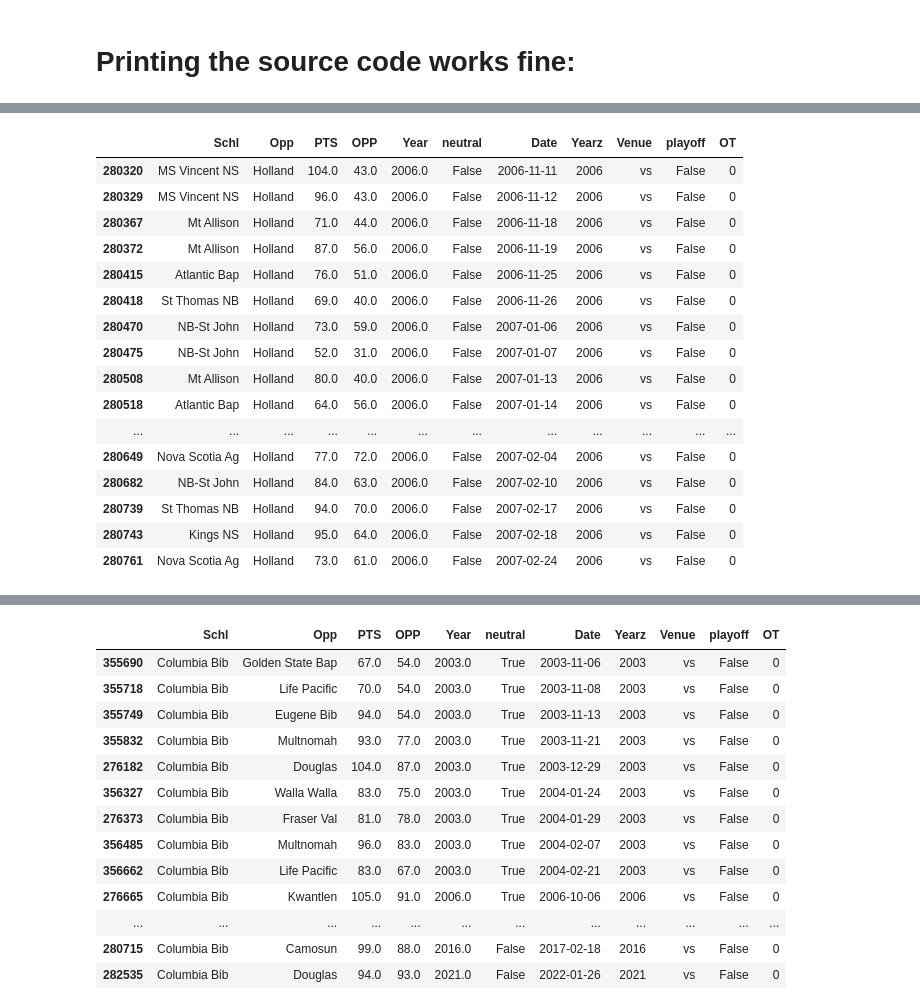
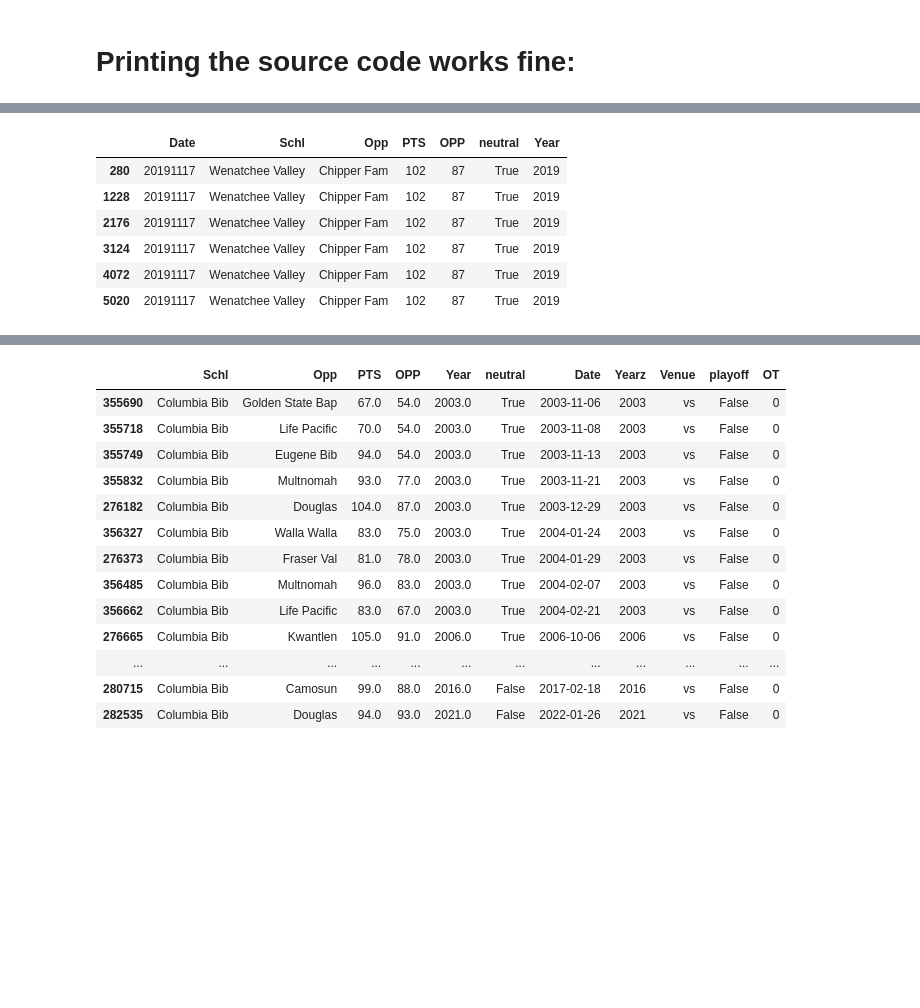
Before and after one commit to easella/ncaabelos, a Jupyter notebook: ncaab-for-free.ipynb, the cells around one changed output, grey strips where cells are left out. Cells and saved outputs as stored; diff of their text form; code cells hidden in the pictures; blank space fills up the shorter version.

```diff
--- a/ncaab-for-free.ipynb
+++ b/ncaab-for-free.ipynb
@@ -1964,21 +1984,10 @@ done
-# %%
-a=df22[df22.Opp=='Holland']
-a[a.Year==2006]
-# %% [output]
-|  | Schl | Opp | PTS | OPP | Year | neutral | Date | Yearz | Venue | playoff | OT |
-| 280320 | MS Vincent NS | Holland | 104.0 | 43.0 | 2006.0 | False | 2006-11-11 | 2006 | vs | False | 0 |
-| 280329 | MS Vincent NS | Holland | 96.0 | 43.0 | 2006.0 | False | 2006-11-12 | 2006 | vs | False | 0 |
-| 280367 | Mt Allison | Holland | 71.0 | 44.0 | 2006.0 | False | 2006-11-18 | 2006 | vs | False | 0 |
-| 280372 | Mt Allison | Holland | 87.0 | 56.0 | 2006.0 | False | 2006-11-19 | 2006 | vs | False | 0 |
-| 280415 | Atlantic Bap | Holland | 76.0 | 51.0 | 2006.0 | False | 2006-11-25 | 2006 | vs | False | 0 |
-| 280418 | St Thomas NB | Holland | 69.0 | 40.0 | 2006.0 | False | 2006-11-26 | 2006 | vs | False | 0 |
-| 280470 | NB-St John | Holland | 73.0 | 59.0 | 2006.0 | False | 2007-01-06 | 2006 | vs | False | 0 |
-| 280475 | NB-St John | Holland | 52.0 | 31.0 | 2006.0 | False | 2007-01-07 | 2006 | vs | False | 0 |
-| 280508 | Mt Allison | Holland | 80.0 | 40.0 | 2006.0 | False | 2007-01-13 | 2006 | vs | False | 0 |
-| 280518 | Atlantic Bap | Holland | 64.0 | 56.0 | 2006.0 | False | 2007-01-14 | 2006 | vs | False | 0 |
-| ... | ... | ... | ... | ... | ... | ... | ... | ... | ... | ... | ... |
-| 280649 | Nova Scotia Ag | Holland | 77.0 | 72.0 | 2006.0 | False | 2007-02-04 | 2006 | vs | False | 0 |
-| 280682 | NB-St John | Holland | 84.0 | 63.0 | 2006.0 | False | 2007-02-10 | 2006 | vs | False | 0 |
-| 280739 | St Thomas NB | Holland | 94.0 | 70.0 | 2006.0 | False | 2007-02-17 | 2006 | vs | False | 0 |
-| 280743 | Kings NS | Holland | 95.0 | 64.0 | 2006.0 | False | 2007-02-18 | 2006 | vs | False | 0 |
-| 280761 | Nova Scotia Ag | Holland | 73.0 | 61.0 | 2006.0 | False | 2007-02-24 | 2006 | vs | False | 0 |
+# %%
+df[df.Opp=='Chipper Fam']
+# %% [output]
+|  | Date | Schl | Opp | PTS | OPP | neutral | Year |
+| 280 | 20191117 | Wenatchee Valley | Chipper Fam | 102 | 87 | True | 2019 |
+| 1228 | 20191117 | Wenatchee Valley | Chipper Fam | 102 | 87 | True | 2019 |
+| 2176 | 20191117 | Wenatchee Valley | Chipper Fam | 102 | 87 | True | 2019 |
+| 3124 | 20191117 | Wenatchee Valley | Chipper Fam | 102 | 87 | True | 2019 |
+| 4072 | 20191117 | Wenatchee Valley | Chipper Fam | 102 | 87 | True | 2019 |
+| 5020 | 20191117 | Wenatchee Valley | Chipper Fam | 102 | 87 | True | 2019 |
```
Also changed, not shown: parts of 8 cells of this notebook.
